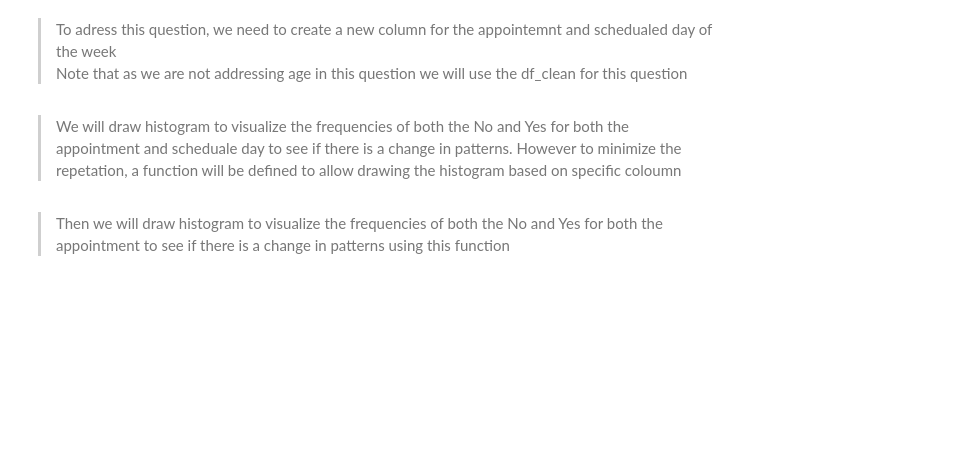
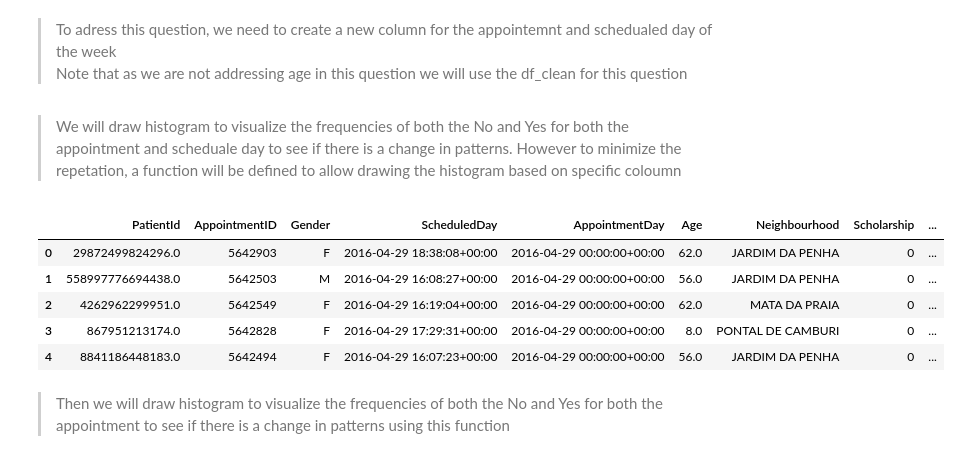
Before and after one commit to elkadi/Medical-Appointment-No-Shows, a Jupyter notebook: Investigate_a_Dataset.ipynb, the cells around one changed output. Cells and saved outputs as stored; diff of their text form; code cells hidden in the pictures; blank space fills up the shorter version.

```diff
--- a/Investigate_a_Dataset.ipynb
+++ b/Investigate_a_Dataset.ipynb
@@ -230,6 +231,15 @@ def showup_freq(x):
   plt.ylabel("Frequency of patients")
   plt.xlabel(x)
   plt.legend()
+# %%
+df_clean.head()
+# %% [output]
+|  | PatientId | AppointmentID | Gender | ScheduledDay | AppointmentDay | Age | Neighbourhood | Scholarship | ... |
+| 0 | 29872499824296.0 | 5642903 | F | 2016-04-29 18:38:08+00:00 | 2016-04-29 00:00:00+00:00 | 62.0 | JARDIM DA PENHA | 0 | ... |
+| 1 | 558997776694438.0 | 5642503 | M | 2016-04-29 16:08:27+00:00 | 2016-04-29 00:00:00+00:00 | 56.0 | JARDIM DA PENHA | 0 | ... |
+| 2 | 4262962299951.0 | 5642549 | F | 2016-04-29 16:19:04+00:00 | 2016-04-29 00:00:00+00:00 | 62.0 | MATA DA PRAIA | 0 | ... |
+| 3 | 867951213174.0 | 5642828 | F | 2016-04-29 17:29:31+00:00 | 2016-04-29 00:00:00+00:00 | 8.0 | PONTAL DE CAMBURI | 0 | ... |
+| 4 | 8841186448183.0 | 5642494 | F | 2016-04-29 16:07:23+00:00 | 2016-04-29 00:00:00+00:00 | 56.0 | JARDIM DA PENHA | 0 | ... |
 # %% [markdown]
 >Then we will draw histogram to visualize the frequencies of both the No and Yes for both the appointment to see if there is a change in patterns using this function
 # %%
```
Also changed, not shown: parts of 12 cells of this notebook.
